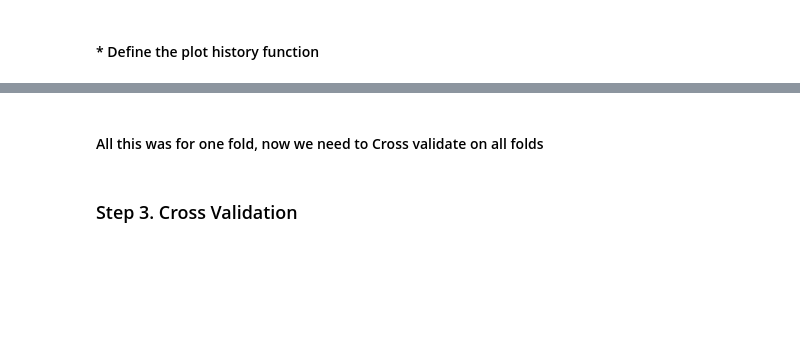
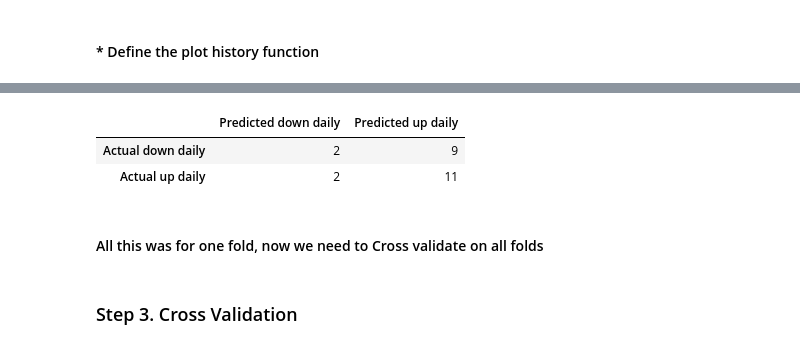
Before and after one commit to E-Brown96/crypto_market_assistant, a Jupyter notebook: notebooks/Joseph_7days.ipynb, the cells around one changed output, grey strips where cells are left out. Cells and saved outputs as stored; diff of their text form; code cells hidden in the pictures; blank space fills up the shorter version.

```diff
--- a/notebooks/Joseph_7days.ipynb
+++ b/notebooks/Joseph_7days.ipynb
@@ -438,13 +520,22 @@ model.predict(X_test)[2] , y_test[2]
 # %%
-correct_movements = 0
-incorrect_movements = 0
+TPD = 0
+TND = 0
+FPD = 0
+FND = 0
 for j in range(y_test.shape[0]):
   for i in range(y_test.shape[1]-1):
-    if (model.predict(X_test)[j][i+1] > model.predict(X_test)[j][i] and y_test[j][i+1] > y_test[j][i]) or (model.predict(X_test)[j][i+1] < model.predict(X_test)[j][i] and y_test[j][i+1] < y_test[j][i]):
-      correct_movements+=1
-    else:
-      incorrect_movements+=1
-print (f'correct predictions ={correct_movements}')
-print (f'incorrect prediction = {incorrect_movements}')
+    if (model.predict(X_test)[j][i+1] > model.predict(X_test)[j][i] and y_test[j][i+1] > y_test[j][i]):
+        TPD +=1
+    if (model.predict(X_test)[j][i+1] < model.predict(X_test)[j][i] and y_test[j][i+1] < y_test[j][i]):
+        TND +=1
+    if (model.predict(X_test)[j][i+1] > model.predict(X_test)[j][i] and y_test[j][i+1] < y_test[j][i]):
+        FPD +=1
+    if (model.predict(X_test)[j][i+1] < model.predict(X_test)[j][i] and y_test[j][i+1] > y_test[j][i]):
+        FND +=1
+
+print (f'Accuracy (Daily) = {100 * (TPD + TND)/(TPD + TND + FPD + FND)} %')
+print (f'Precision (Daily) = {100 * TPD /(TPD + FPD)} %')
+print (f'Recall (Daily) = {100 * TPD /(TPD + FND)} %')
+print (f'f1 Score (Daily) = {(2 * (TPD /(TPD + FPD)) * (TPD /(TPD + FND))) / ((TPD /(TPD + FPD)) + (TPD /(TPD + FND)))}')
 # %% [output]
 1/1 [==============================] - 0s 14ms/step
@@ -467,3 +558,12 @@ incorrect prediction = 13
+# %%
+matrix2 = pd.DataFrame(np.array([[TND,FPD],[FND,TPD]]),index = ['Actual down daily','Actual up daily'])
+
+matrix2.columns=['Predicted down daily','Predicted up daily']
+matrix2
+# %% [output]
+|  | Predicted down daily | Predicted up daily |
+| Actual down daily | 2 | 9 |
+| Actual up daily | 2 | 11 |
 # %% [markdown]
 #### All this was for one fold, now we need to Cross validate on all folds
 # %% [markdown]
```
Also changed, not shown: parts of 32 cells of this notebook, 1 other file.
